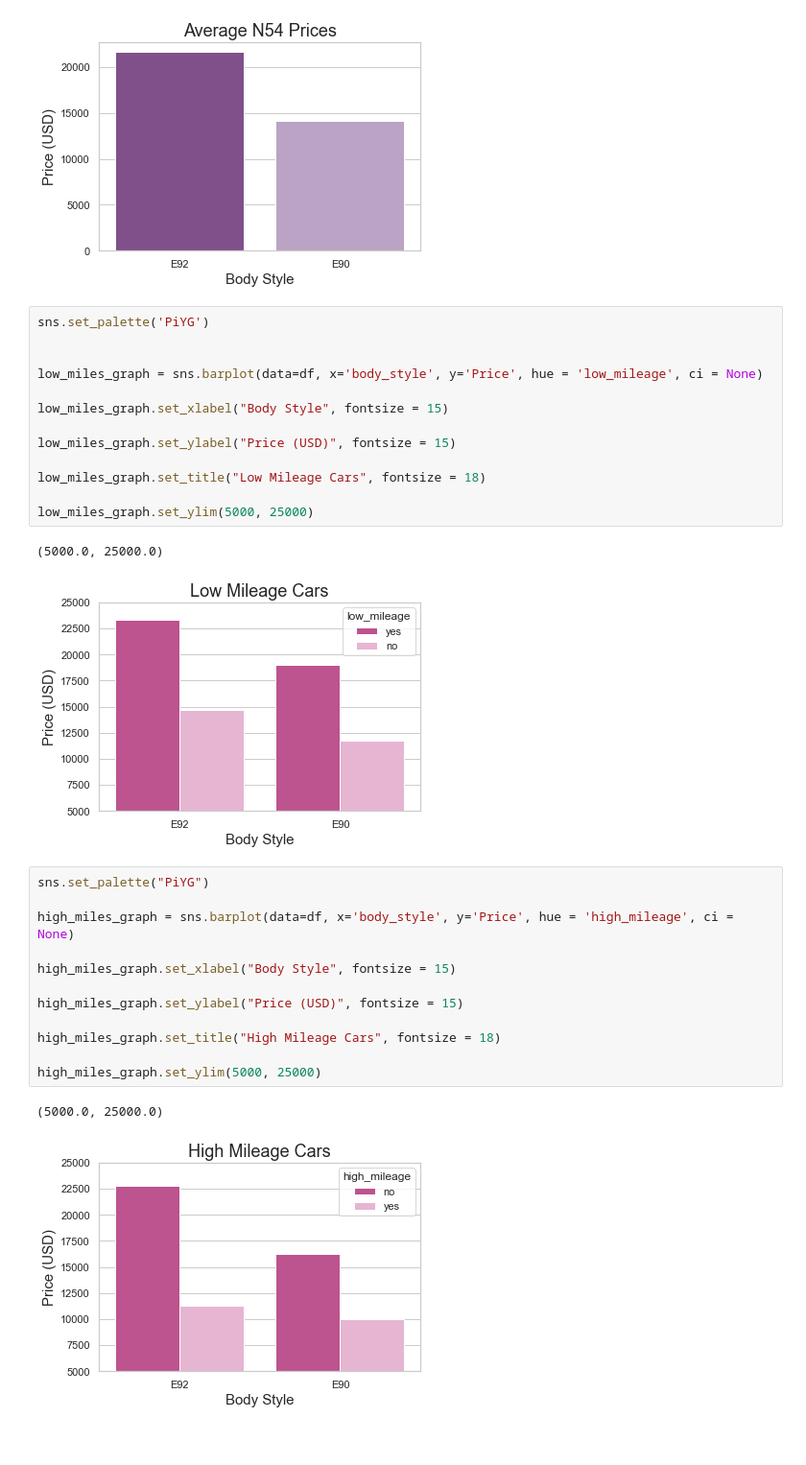
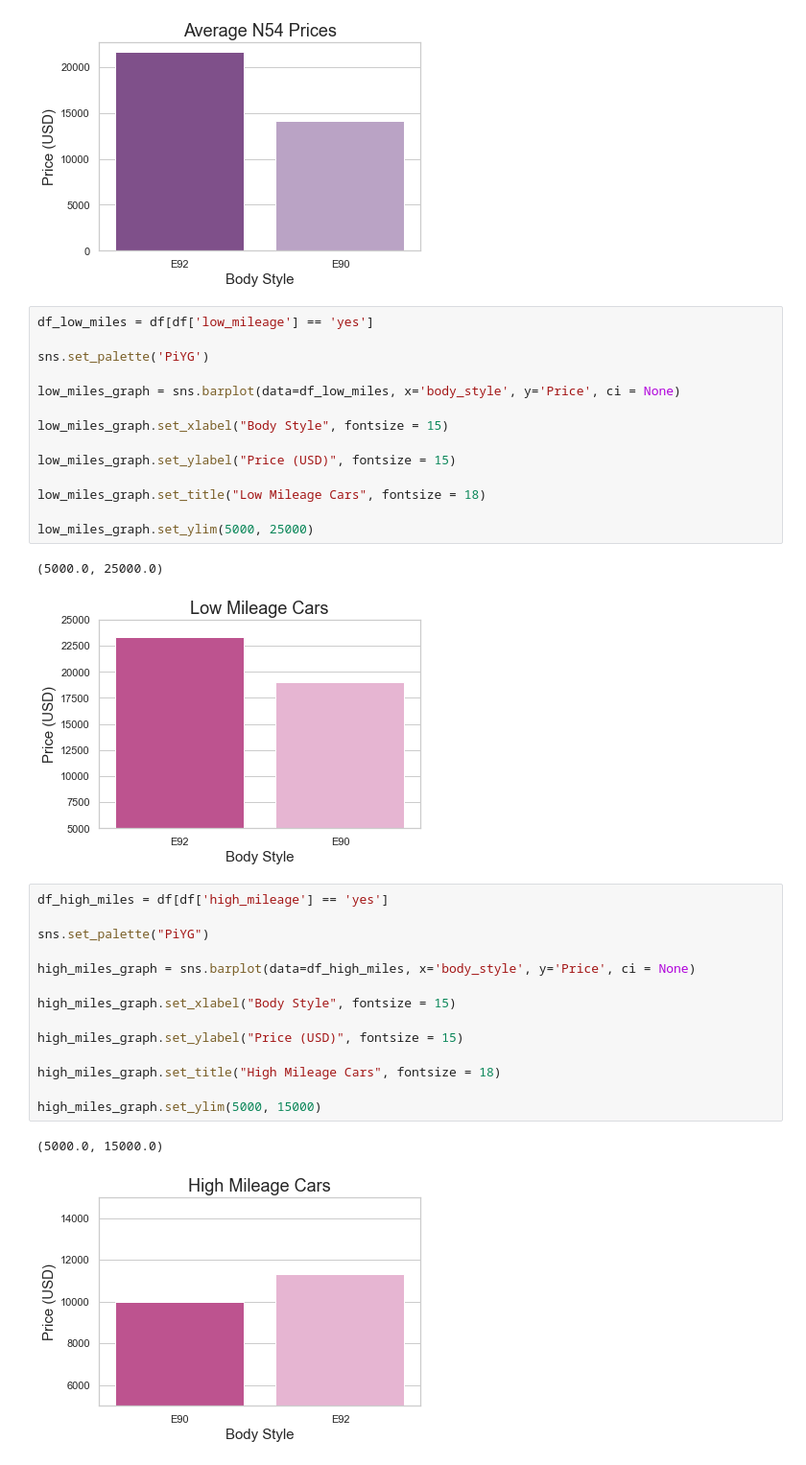
Before and after one commit to MarioRashadHUB/BMW-Price-Analysis, a Jupyter notebook: eda.ipynb, the cells around one changed output. Shown at 96% size. Cells and saved outputs as stored; diff of their text form.

Commit message:
adjusted low and high mileage charts

```diff
--- a/eda.ipynb
+++ b/eda.ipynb
@@ -242,10 +242,11 @@ price_graph.set_title("Average N54 Prices", fontsize = 18)
 Text(0.5, 1.0, 'Average N54 Prices')
 [figure]
 # %%
+df_low_miles = df[df['low_mileage'] == 'yes']
+
 sns.set_palette('PiYG')
 
-
-low_miles_graph = sns.barplot(data=df, x='body_style', y='Price', hue = 'low_mileage', ci = None)
+low_miles_graph = sns.barplot(data=df_low_miles, x='body_style', y='Price', ci = None)
 
 low_miles_graph.set_xlabel("Body Style", fontsize = 15)
 
@@ -256,20 +257,22 @@ low_miles_graph.set_title("Low Mileage Cars", fontsize = 18)
 low_miles_graph.set_ylim(5000, 25000)
 # %% [output]
 (5000.0, 25000.0)
-[figure, old version]
+[figure, new version]
 # %%
+df_high_miles = df[df['high_mileage'] == 'yes']
+
 sns.set_palette("PiYG")
 
-high_miles_graph = sns.barplot(data=df, x='body_style', y='Price', hue = 'high_mileage', ci = None)
+high_miles_graph = sns.barplot(data=df_high_miles, x='body_style', y='Price', ci = None)
 
 high_miles_graph.set_xlabel("Body Style", fontsize = 15)
 
 high_miles_graph.set_ylabel("Price (USD)", fontsize = 15)
 
 high_miles_graph.set_title("High Mileage Cars", fontsize = 18)
 
-high_miles_graph.set_ylim(5000, 25000)
+high_miles_graph.set_ylim(5000, 15000)
 # %% [output]
-(5000.0, 25000.0)
+(5000.0, 15000.0)
-[figure, old version]
+[figure, new version]
 # %%
```
Also changed, not shown: parts of 1 cell of this notebook.
